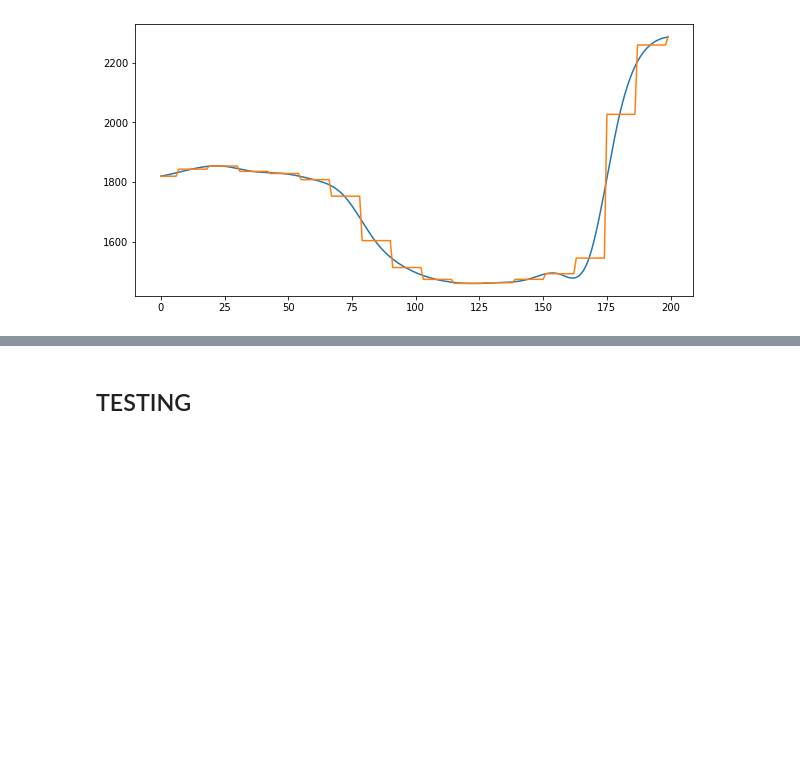
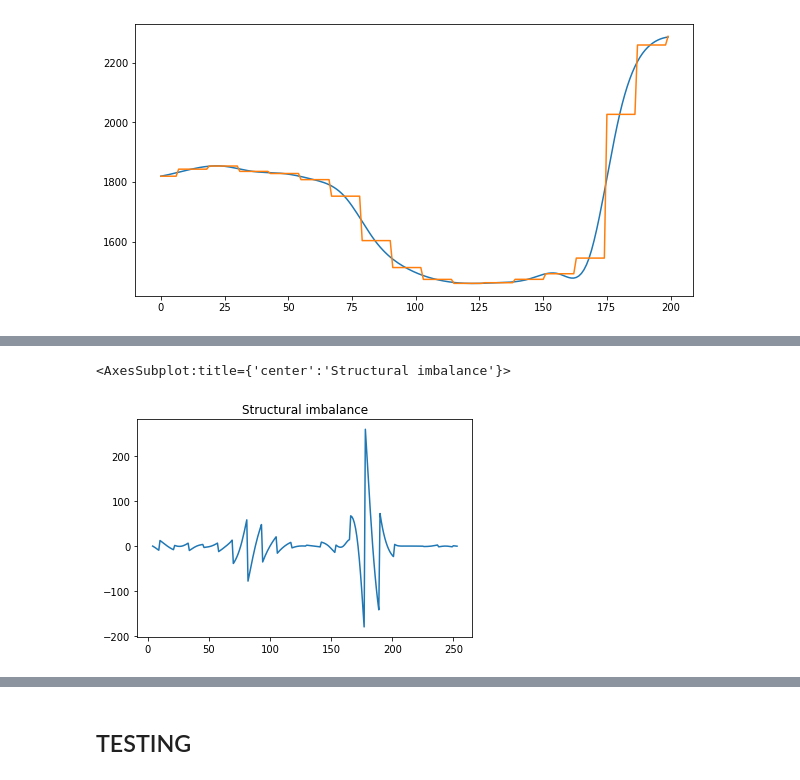
Before and after one commit to Kohmann/DL-power-imbalance-forecasting, a Jupyter notebook: data_exploration.ipynb, the cells around one changed output, grey strips where cells are left out. Saved outputs shown, nothing was run; the diff lists cells and outputs as text; code cells hidden in the pictures; blank space fills up the shorter version.

```diff
--- a/data_exploration.ipynb
+++ b/data_exploration.ipynb
@@ -466,0 +475,24 @@ NameError: name 'df' is not defined
+# %%
+def interpolate_data(dfs):
+    x = np.arange(0, len(dfs), 12) # the indexes corrosponding to each midpoint of the hour
+    y = dfs[::12] # every 12th value is midpoint of a hour
+    f = interpolate.interp1d(x, y, kind='cubic')
+    xnew = np.arange(0, len(dfs) - 12) #  the points to interpolate, must be shorter than the original data, hence the -12
+    interpolated = f(xnew)
+
+	# the 12 last values as not interpolated, so they are just added to make the length of the array the same
+    return np.append(interpolated, dfs[-12:])
+
+
+
+df_train = pd.read_csv("data/no1_train.csv")[4:] # make it start on hour time XX:30, is the midpoint of the hour
+df_train["start_time"] = pd.to_datetime(df_train["start_time"])
+print("First sample in the dataset ", df_train.start_time.iloc[0])
+
+df_train["total_interpolated"] = interpolate_data(df_train.total)
+
+df_train["structural_imbalance"] = df_train["total"] - df_train["total_interpolated"]
+
+# plot structural_imbalance
+df_train["structural_imbalance"][:250].plot(title="Structural imbalance")
+# %% [output]
@@ -466,0 +500,2 @@ NameError: name 'df' is not defined
+<AxesSubplot:title={'center':'Structural imbalance'}>
+[figure, added]
```
Also changed, not shown: parts of 10 cells of this notebook, 3 other files.
